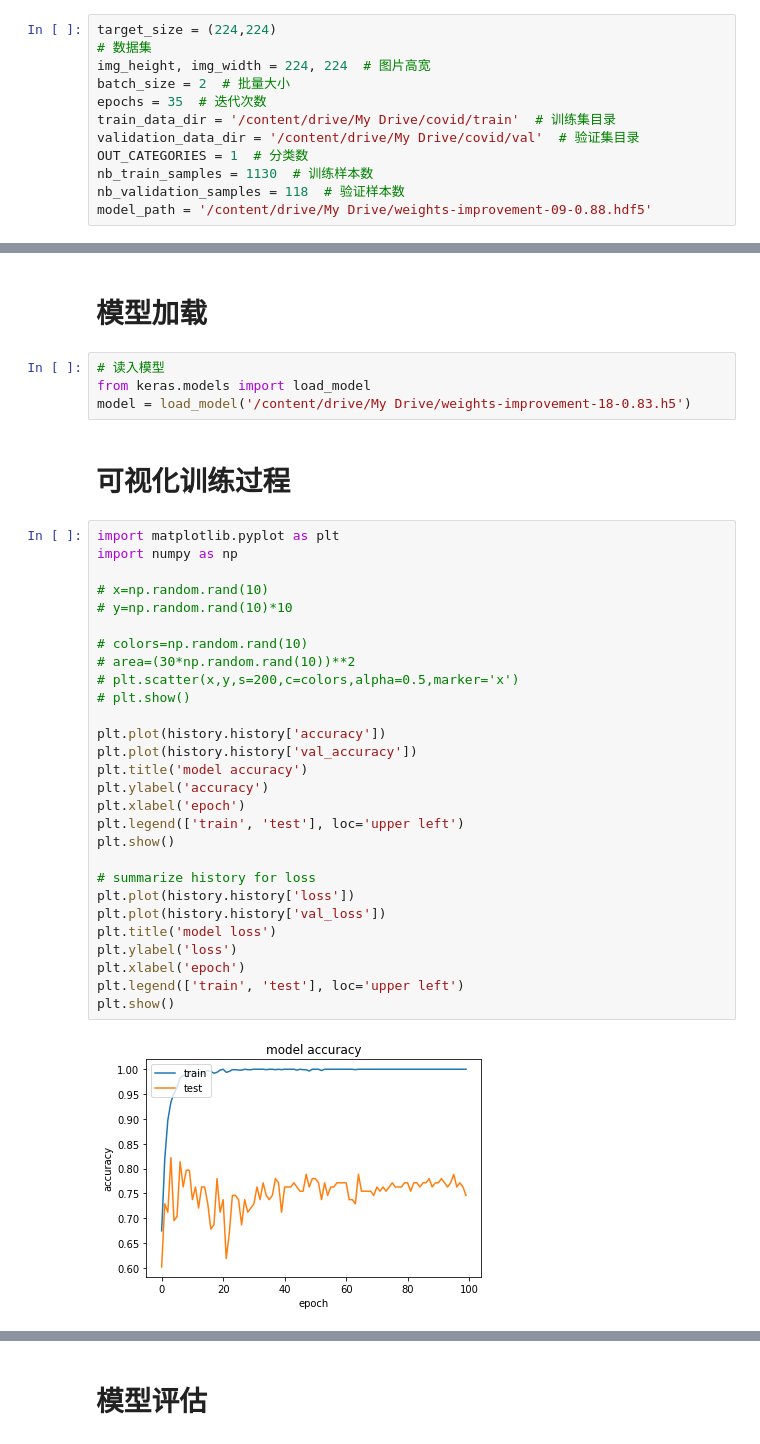
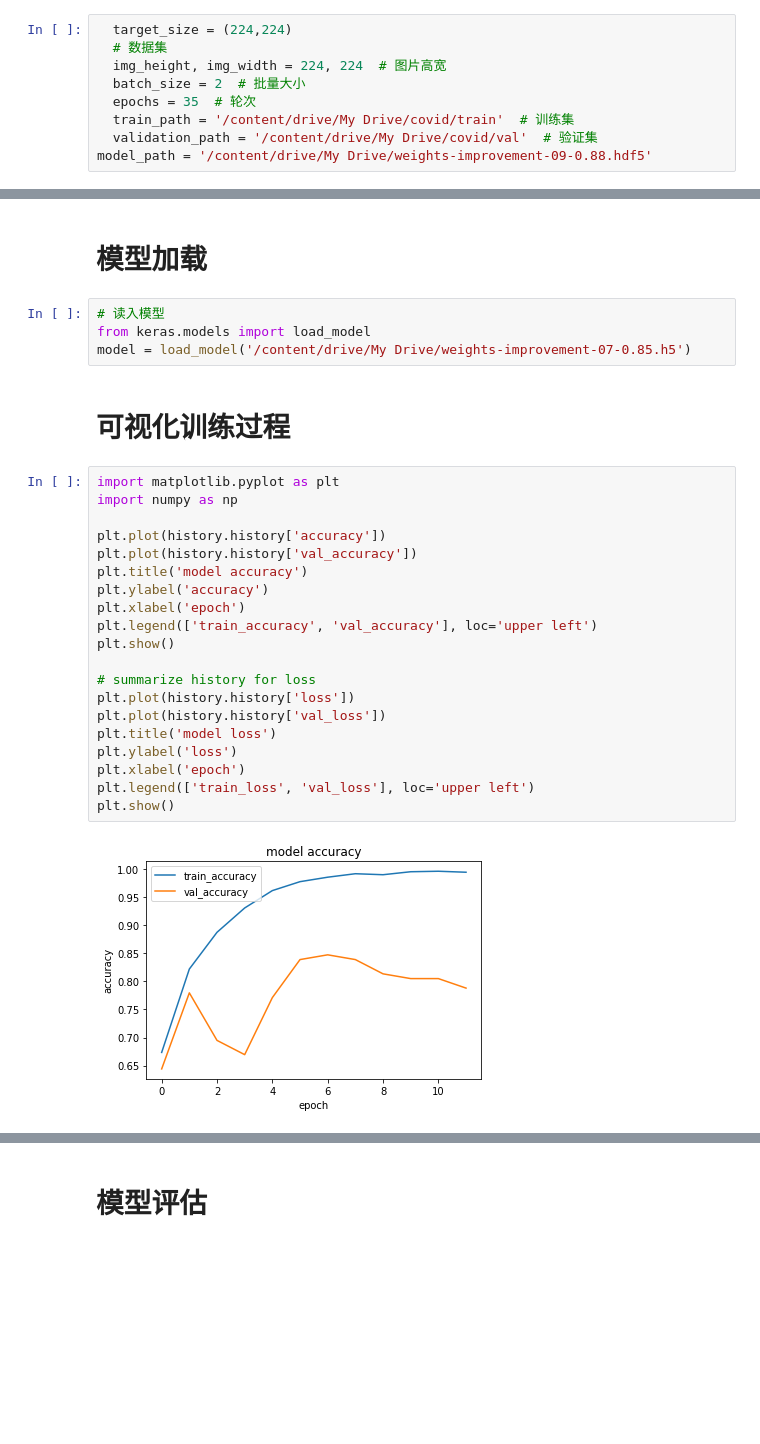
Before and after one commit to myisx/covid19, a Jupyter notebook: 肺炎整理 (1).ipynb, the cells around one changed output, grey strips where cells are left out. Cells and saved outputs as stored; diff of their text form; blank space fills up the shorter version.

```diff
--- a/肺炎整理 (1).ipynb
+++ b/肺炎整理 (1).ipynb
@@ -1,16 +1,13 @@
 # %% [markdown]
 # 基础配置
 # %%
-target_size = (224,224)
-# 数据集
-img_height, img_width = 224, 224  # 图片高宽
-batch_size = 2  # 批量大小
-epochs = 35  # 迭代次数
-train_data_dir = '/content/drive/My Drive/covid/train'  # 训练集目录
-validation_data_dir = '/content/drive/My Drive/covid/val'  # 验证集目录
-OUT_CATEGORIES = 1  # 分类数
-nb_train_samples = 1130  # 训练样本数
-nb_validation_samples = 118  # 验证样本数
+  target_size = (224,224)
+  # 数据集
+  img_height, img_width = 224, 224  # 图片高宽
+  batch_size = 2  # 批量大小
+  epochs = 35  # 轮次
+  train_path = '/content/drive/My Drive/covid/train'  # 训练集
+  validation_path = '/content/drive/My Drive/covid/val'  # 验证集
 model_path = '/content/drive/My Drive/weights-improvement-09-0.88.hdf5'
 # %% [markdown]
 # 新段落
@@ -106,36 +112,28 @@ Epoch 00035: val_accuracy did not improve from 0.83051
 # %%
 # 读入模型
 from keras.models import load_model
-model = load_model('/content/drive/My Drive/weights-improvement-18-0.83.h5')
+model = load_model('/content/drive/My Drive/weights-improvement-07-0.85.h5')
 # %% [markdown]
 # 可视化训练过程
 # %%
 import matplotlib.pyplot as plt
 import numpy as np
-
-# x=np.random.rand(10)
-# y=np.random.rand(10)*10
-
-# colors=np.random.rand(10)
-# area=(30*np.random.rand(10))**2
-# plt.scatter(x,y,s=200,c=colors,alpha=0.5,marker='x')
-# plt.show()
 
 plt.plot(history.history['accuracy'])
 plt.plot(history.history['val_accuracy'])
 plt.title('model accuracy')
 plt.ylabel('accuracy')
 plt.xlabel('epoch')
-plt.legend(['train', 'test'], loc='upper left')
+plt.legend(['train_accuracy', 'val_accuracy'], loc='upper left')
 plt.show()
 
 # summarize history for loss
 plt.plot(history.history['loss'])
 plt.plot(history.history['val_loss'])
 plt.title('model loss')
 plt.ylabel('loss')
 plt.xlabel('epoch')
-plt.legend(['train', 'test'], loc='upper left')
+plt.legend(['train_loss', 'val_loss'], loc='upper left')
 plt.show()
 # %% [output]
-[figure, old version]
+[figure, new version]
```
Also changed, not shown: parts of 9 cells of this notebook.
